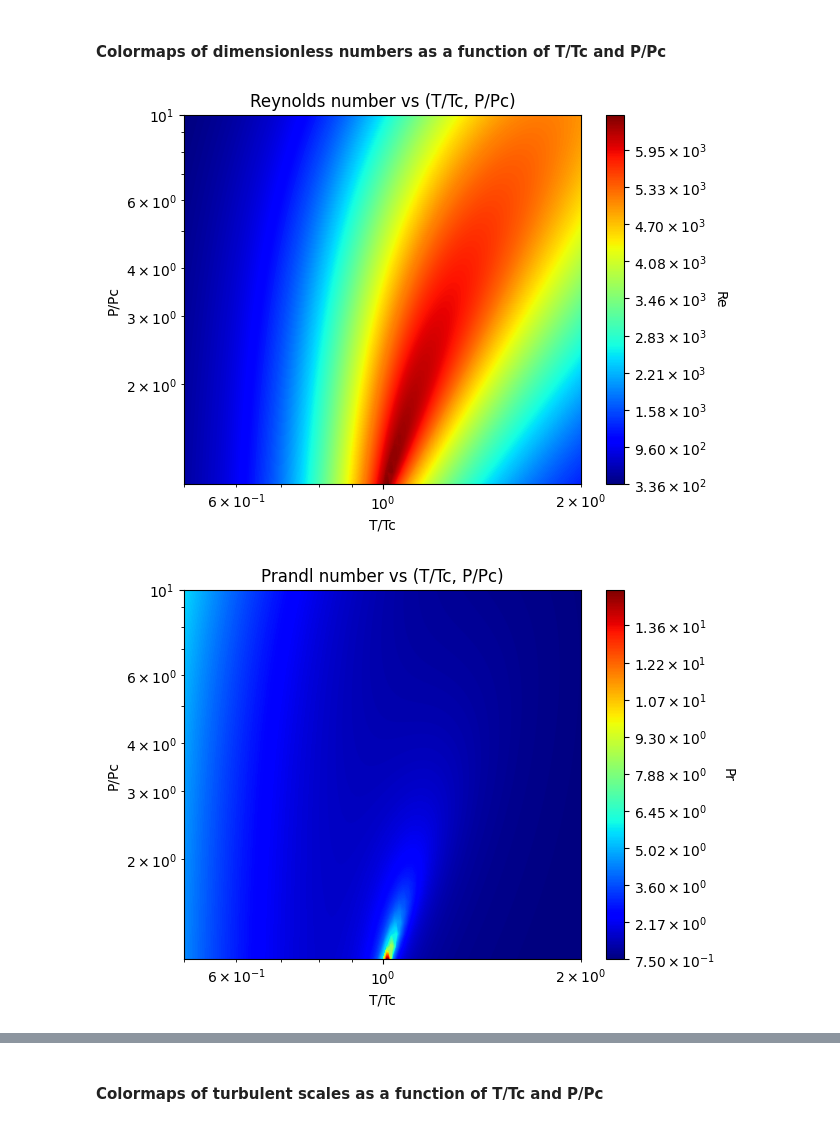
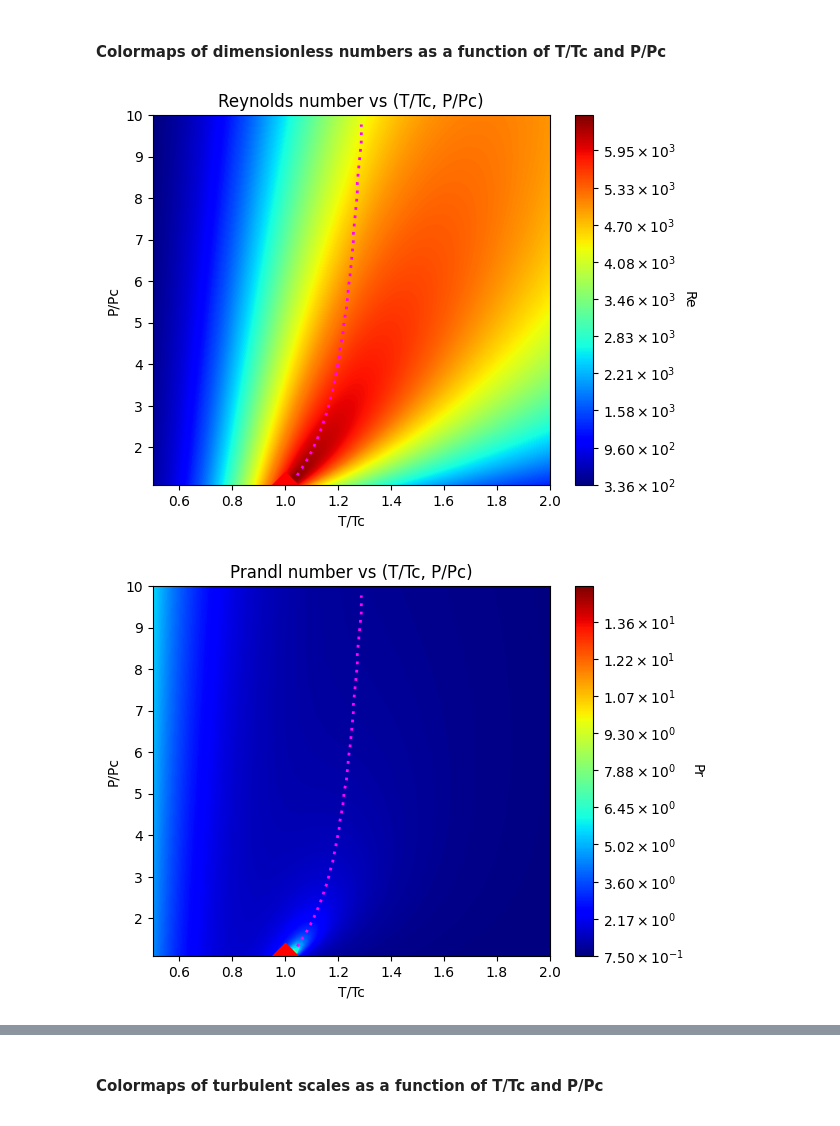
Before and after one commit to henri-avec-un-i/UPC_internship, a Jupyter notebook: caracterisation_of_turbulent_scales_dimensionless.ipynb, the cells around one changed output, grey strips where cells are left out. Drawn from its saved outputs; the diff is of its cells as text; code cells hidden in the pictures.

```diff
--- a/caracterisation_of_turbulent_scales_dimensionless.ipynb
+++ b/caracterisation_of_turbulent_scales_dimensionless.ipynb
@@ -129,7 +129,7 @@ def calculate_mach_number(U, sos):
 # %% [markdown]
 ## Dimensionless numbers colormap plot functions
 # %%
-def plot_Re_PvsT(T_list_r, P_list_r, Re_array, T_r_log_scale=True, P_r_log_scale=True, Re_log_scale=False, colormap='jet', nbr_of_contours=10, plot_size = (6.4, 4.8), save_plot = True, plot_name = 'plot_Re_PvsT.svg', plot_resolution = 300):
+def plot_Re_PvsT(T_list_r, P_list_r, pseudo_boiling_temperature_values, pseudo_boiling_pressure_values, Re_array, T_r_log_scale=True, P_r_log_scale=True, Re_log_scale=False, colormap='jet', nbr_of_contours=10, plot_size = (6.4, 4.8), save_plot = True, plot_name = 'plot_Re_PvsT.svg', plot_resolution = 300):
     """
     Plot the Reynolds number as a function of (T/Tc, P/Pc).
 
@@ -160,6 +160,16 @@ def plot_Re_PvsT(T_list_r, P_list_r, Re_array, T_r_log_scale=True, P_r_log_scale
     for a in fig.collections:
         a.set_edgecolor("face")
 
+    # Pseudo Boiling Curve
+    plt.plot(pseudo_boiling_temperature_values, pseudo_boiling_pressure_values, color='magenta', linestyle=(0, (1, 2)), linewidth=2)
+
+    #Add a marker at the critical point
+    Tc_r = 1
+    Pc_r = 1
+    symbol_size = 300
+
+    plt.scatter(Tc_r, Pc_r, marker='D', color='red', s=symbol_size)
+
 
     # Format function for scientific notation on the axis
     def fmt(x, pos):
@@ -186,6 +196,10 @@ def plot_Re_PvsT(T_list_r, P_list_r, Re_array, T_r_log_scale=True, P_r_log_scale
     ax.set_xlabel('T/Tc')
     ax.set_ylabel('P/Pc')
 
+    # Set custom axis limits
+    plt.xlim(min(T_list_r), max(T_list_r))
+    plt.ylim(min(P_list_r), max(P_list_r))
+
     # Save the plot as an SVG file
     if save_plot:
         plt.savefig(plot_name, dpi=plot_resolution)
@@ -2150,11 +2219,11 @@ plot_c_p_array_PvsT(T_list_r, P_list_r, c_p_array, pseudo_boiling_temperature_va
 # %% [markdown]
 #### Colormaps of dimensionless numbers as a function of T/Tc and P/Pc
 # %%
-plot_Re_PvsT(T_list_r, P_list_r, Re_array, T_r_log_scale=True, P_r_log_scale=True, Re_log_scale=False, colormap='jet', nbr_of_contours=1000)
+plot_Re_PvsT(T_list_r, P_list_r, pseudo_boiling_temperature_values, pseudo_boiling_pressure_values, Re_array, T_r_log_scale=False, P_r_log_scale=False, Re_log_scale=False, colormap='jet', nbr_of_contours=1000)
 # %% [output]
-[figure, old version]
+[figure, new version]
 # %%
-plot_Pr_PvsT(T_list_r, P_list_r, Pr_array, T_r_log_scale=True, P_r_log_scale=True, Pr_log_scale=False, colormap='jet', nbr_of_contours=1000)
+plot_Pr_PvsT(T_list_r, P_list_r, pseudo_boiling_temperature_values, pseudo_boiling_pressure_values, Pr_array, T_r_log_scale=False, P_r_log_scale=False, Pr_log_scale=False, colormap='jet', nbr_of_contours=1000)
 # %% [output]
-[figure, old version]
+[figure, new version]
 # %%
```
Also changed, not shown: parts of 10 cells of this notebook, 10 other files.
